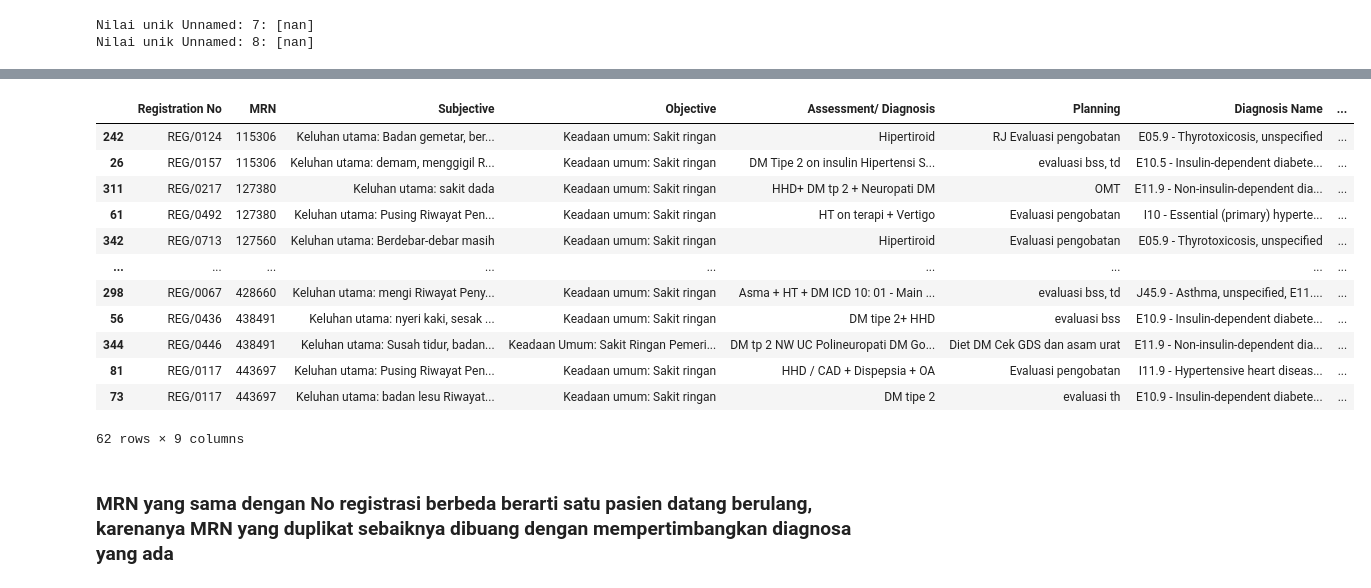
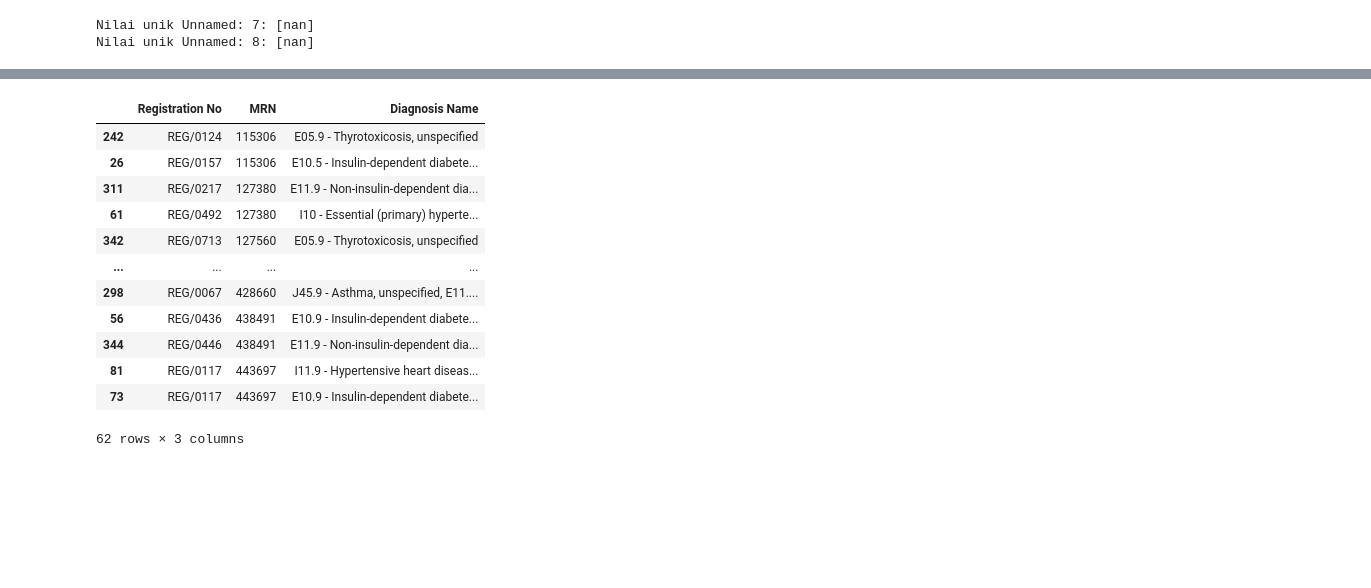
Before and after one commit to Us9r/association-rule-mining, a Jupyter notebook: association_rule_rsud.ipynb, the cells around one changed output, grey strips where cells are left out. Saved outputs shown, nothing was run; the diff lists cells and outputs as text; code cells hidden in the pictures; blank space fills up the shorter version.

```diff
--- a/association_rule_rsud.ipynb
+++ b/association_rule_rsud.ipynb
@@ -51,23 +76,21 @@ Identifikasi fitur yang memiliki nilai duplikat
 # %%
 # Filter duplikat MRN lalu urutkan berdasarkan kolom MRN
-duplicate_mrn = df[df.duplicated(subset=['MRN'], keep=False)].sort_values(by='MRN')
+duplicate_mrn = df_clean[df_clean.duplicated(subset=['MRN'], keep=False)].sort_values(by='MRN')
 
 # Tampilkan seluruh baris tanpa dipotong/dibatasi tambahkan parameter
 # pd.set_option('display.max_rows', None)
 duplicate_mrn
 # %% [output]
-|  | Registration No | MRN | Subjective | Objective | Assessment/ Diagnosis | Planning | Diagnosis Name | ... |
-| 242 | REG/0124 | 115306 | Keluhan utama: Badan gemetar, ber... | Keadaan umum: Sakit ringan | Hipertiroid | RJ Evaluasi pengobatan | E05.9 - Thyrotoxicosis, unspecified | ... |
-| 26 | REG/0157 | 115306 | Keluhan utama: demam, menggigil R... | Keadaan umum: Sakit ringan | DM Tipe 2 on insulin Hipertensi S... | evaluasi bss, td | E10.5 - Insulin-dependent diabete... | ... |
-| 311 | REG/0217 | 127380 | Keluhan utama: sakit dada | Keadaan umum: Sakit ringan | HHD+ DM tp 2 + Neuropati DM | OMT | E11.9 - Non-insulin-dependent dia... | ... |
-| 61 | REG/0492 | 127380 | Keluhan utama: Pusing Riwayat Pen... | Keadaan umum: Sakit ringan | HT on terapi + Vertigo | Evaluasi pengobatan | I10 - Essential (primary) hyperte... | ... |
-| 342 | REG/0713 | 127560 | Keluhan utama: Berdebar-debar masih | Keadaan umum: Sakit ringan | Hipertiroid | Evaluasi pengobatan | E05.9 - Thyrotoxicosis, unspecified | ... |
-| ... | ... | ... | ... | ... | ... | ... | ... | ... |
-| 298 | REG/0067 | 428660 | Keluhan utama: mengi Riwayat Peny... | Keadaan umum: Sakit ringan | Asma + HT + DM ICD 10: 01 - Main ... | evaluasi bss, td | J45.9 - Asthma, unspecified, E11.... | ... |
-| 56 | REG/0436 | 438491 | Keluhan utama: nyeri kaki, sesak ... | Keadaan umum: Sakit ringan | DM tipe 2+ HHD | evaluasi bss | E10.9 - Insulin-dependent diabete... | ... |
-| 344 | REG/0446 | 438491 | Keluhan utama: Susah tidur, badan... | Keadaan Umum: Sakit Ringan Pemeri... | DM tp 2 NW UC Polineuropati DM Go... | Diet DM Cek GDS dan asam urat | E11.9 - Non-insulin-dependent dia... | ... |
-| 81 | REG/0117 | 443697 | Keluhan utama: Pusing Riwayat Pen... | Keadaan umum: Sakit ringan | HHD / CAD + Dispepsia + OA | Evaluasi pengobatan | I11.9 - Hypertensive heart diseas... | ... |
-| 73 | REG/0117 | 443697 | Keluhan utama: badan lesu Riwayat... | Keadaan umum: Sakit ringan | DM tipe 2 | evaluasi th | E10.9 - Insulin-dependent diabete... | ... |
+|  | Registration No | MRN | Diagnosis Name |
+| 242 | REG/0124 | 115306 | E05.9 - Thyrotoxicosis, unspecified |
+| 26 | REG/0157 | 115306 | E10.5 - Insulin-dependent diabete... |
+| 311 | REG/0217 | 127380 | E11.9 - Non-insulin-dependent dia... |
+| 61 | REG/0492 | 127380 | I10 - Essential (primary) hyperte... |
+| 342 | REG/0713 | 127560 | E05.9 - Thyrotoxicosis, unspecified |
+| ... | ... | ... | ... |
+| 298 | REG/0067 | 428660 | J45.9 - Asthma, unspecified, E11.... |
+| 56 | REG/0436 | 438491 | E10.9 - Insulin-dependent diabete... |
+| 344 | REG/0446 | 438491 | E11.9 - Non-insulin-dependent dia... |
+| 81 | REG/0117 | 443697 | I11.9 - Hypertensive heart diseas... |
+| 73 | REG/0117 | 443697 | E10.9 - Insulin-dependent diabete... |
-62 rows × 9 columns
+62 rows × 3 columns
-# %% [markdown]
-### MRN yang sama dengan No registrasi berbeda berarti satu pasien datang berulang, karenanya MRN yang duplikat sebaiknya dibuang dengan mempertimbangkan diagnosa yang ada
```
Also changed, not shown: parts of 12 cells of this notebook.
